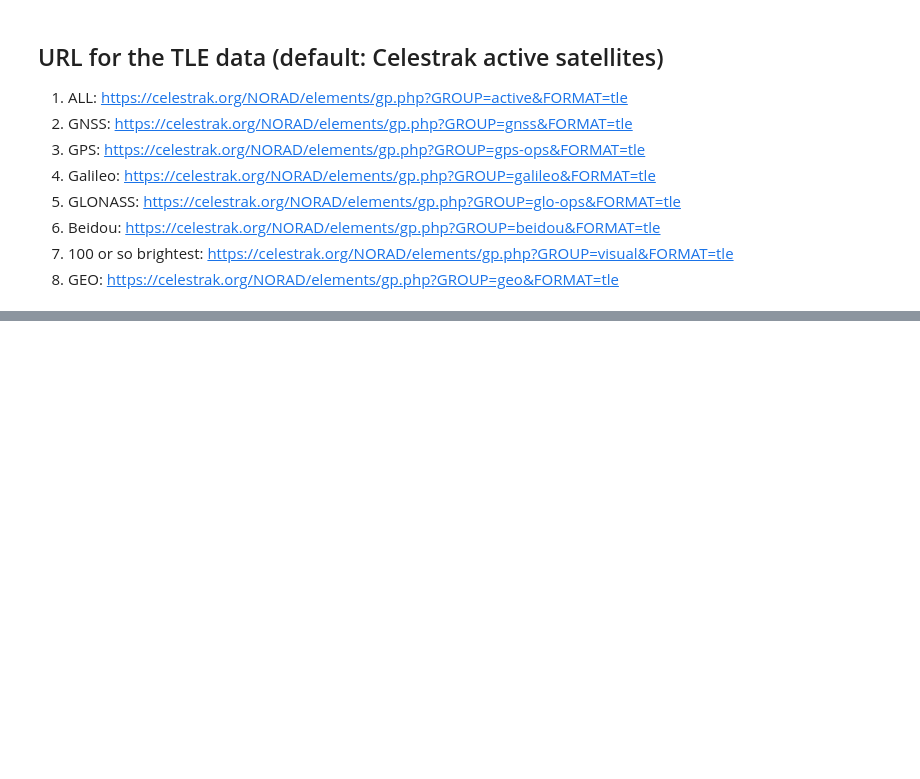
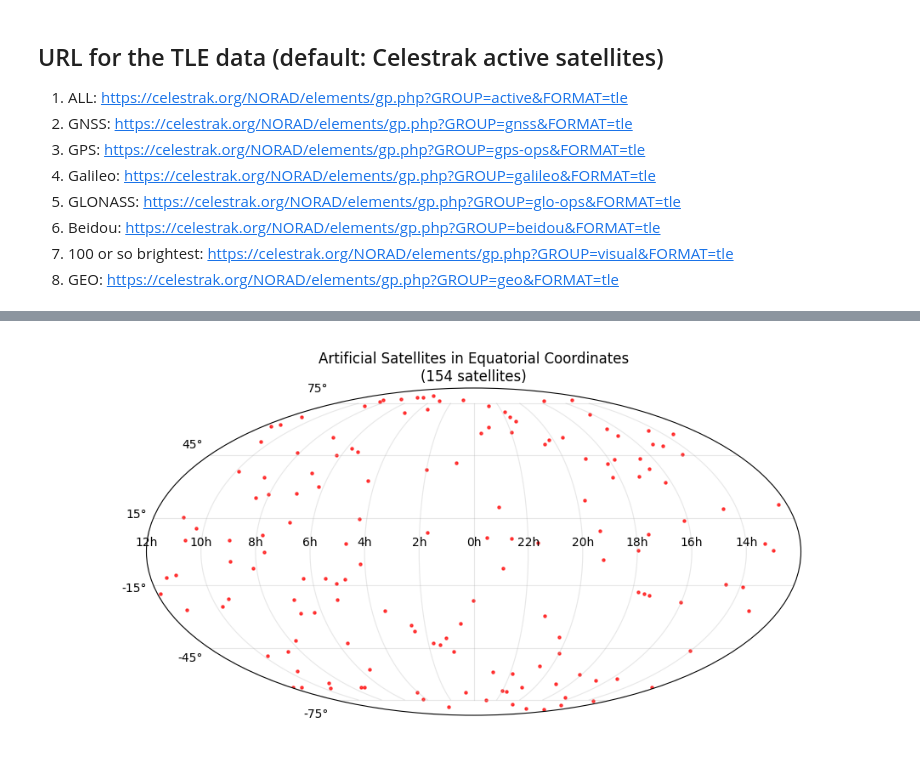
Before and after one commit to meerklass/astrokat-helper, a Jupyter notebook: scripts/test_sats.ipynb, the cells around one changed output, grey strips where cells are left out. Drawn from its saved outputs; the diff is of its cells as text; code cells hidden in the pictures; blank space fills up the shorter version.

```diff
--- a/scripts/test_sats.ipynb
+++ b/scripts/test_sats.ipynb
@@ -171,0 +112,2 @@ geo_sats.plot_equatorial(filtered_positions)
+# %%
+bright_sats = SatellitePlotter(tle_url="https://celestrak.org/NORAD/elements/gp.php?GROUP=visual&FORMAT=tle")
@@ -171,0 +119,5 @@ geo_sats.plot_equatorial(filtered_positions)
+# %%
+dt_utc = datetime.strptime("2025-07-26 21:00:00", "%Y-%m-%d %H:%M:%S")
+positions = bright_sats.compute_positions(time=dt_utc)
+bright_sats.plot_equatorial(positions)
+# %% [output]
@@ -171,0 +127 @@ geo_sats.plot_equatorial(filtered_positions)
+[figure, added]
```
Also changed, not shown: parts of 24 cells of this notebook, 2 other files.
